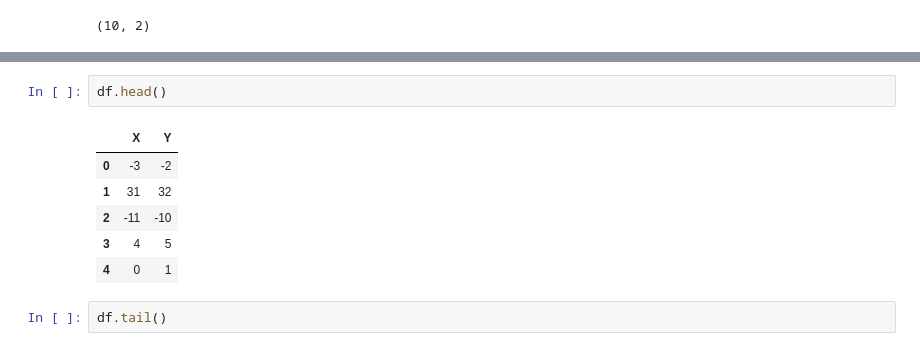
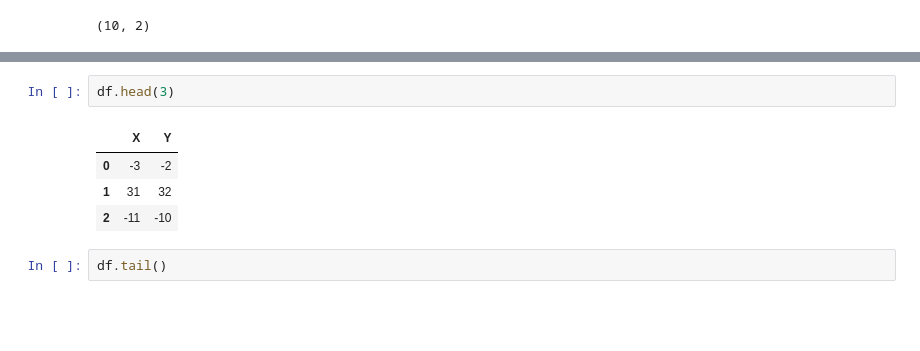
Before and after one commit to ai7dnn/2021-2-DNN, a Jupyter notebook: code/21_3_linear_regression.ipynb, the cells around one changed output, grey strips where cells are left out. Saved outputs shown, nothing was run; the diff lists cells and outputs as text; blank space fills up the shorter version.

```diff
--- a/code/21_3_linear_regression.ipynb
+++ b/code/21_3_linear_regression.ipynb
@@ -39,12 +53,10 @@ df.shape
 # %%
-df.head()
+df.head(3)
 # %% [output]
 |  | X | Y |
 | 0 | -3 | -2 |
 | 1 | 31 | 32 |
 | 2 | -11 | -10 |
-| 3 | 4 | 5 |
-| 4 | 0 | 1 |
 # %%
 df.tail()
 # %% [output]
```
Also changed, not shown: parts of 3 cells of this notebook.
